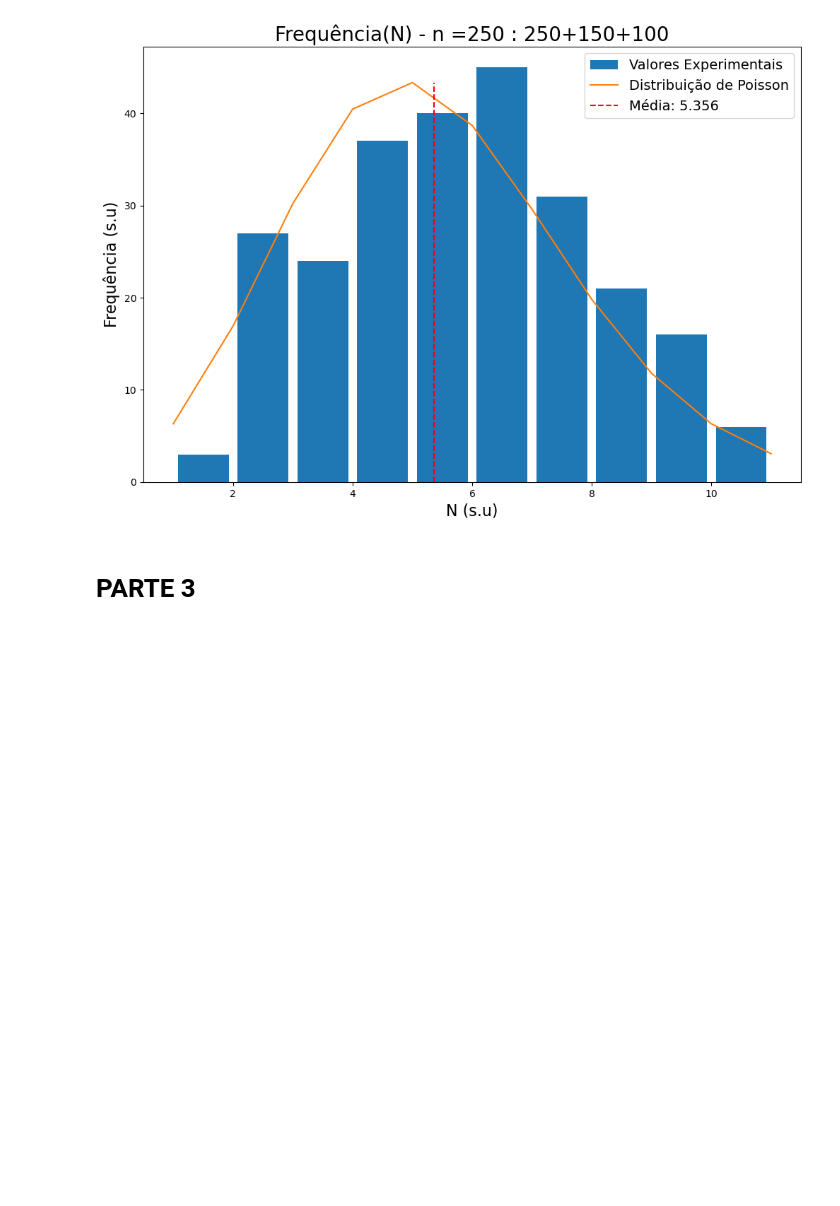
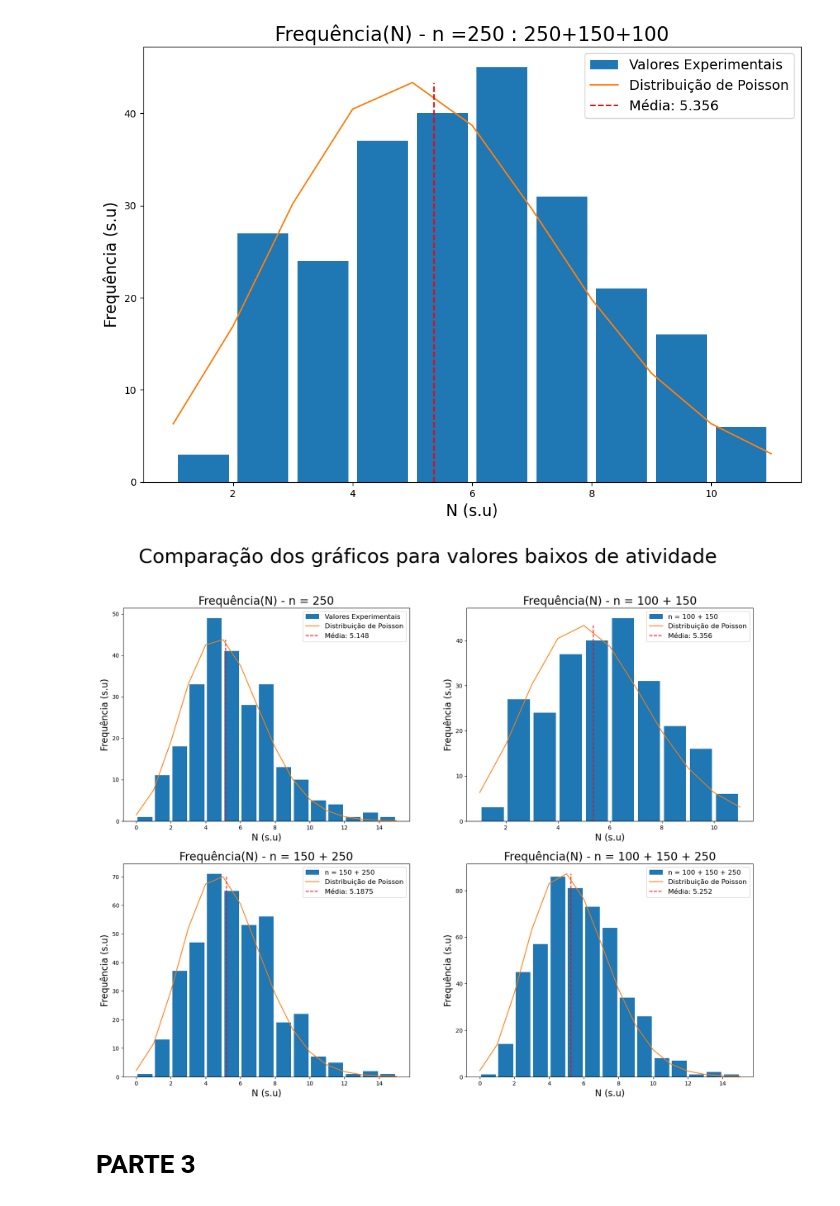
Before and after one commit to sergisousa/LABSFISICAIII, a Jupyter notebook: EXP 5/T5.ipynb, the cells around one changed output. Saved outputs shown, nothing was run; the diff lists cells and outputs as text; code cells hidden in the pictures; blank space fills up the shorter version.

```diff
--- a/EXP 5/Gráficos.ipynb
+++ b/EXP 5/T5.ipynb
@@ -832,6 +912,8 @@ xvals = np.arange(min(yvals),max(yvals)+1)
 yvals = poisson.pmf(xvals,med) * len(yvals)
 medl = [med,med]
 ymedl = [0,max(yvals)]
+ymedlc50=ymedl
+medlc50=medl
 plt.title(f"Frequência(N) - n ={tam} : 250+150+100", fontsize=20)
 plt.ylabel("Frequência (s.u)", fontsize=16)
 plt.xlabel("N (s.u)", fontsize=16)
@@ -857,6 +939,8 @@ xvals = np.arange(min(yvals),max(yvals)+1)
 yvals = poisson.pmf(xvals,med) * len(yvals)
 medl = [med,med]
 ymedl = [0,max(yvals)]
+ymedlc40=ymedl
+medlc40=medl
 plt.title(f"Frequência(N) - n ={tam} : 250+150", fontsize=20)
 plt.ylabel("Frequência (s.u)", fontsize=16)
 plt.xlabel("N (s.u)", fontsize=16)
@@ -907,6 +991,8 @@ xvals = np.arange(min(yvals),max(yvals)+1)
 yvals = poisson.pmf(xvals,med) * len(yvals)
 medl = [med,med]
 ymedl = [0,max(yvals)]
+ymedlc25=ymedl
+medlc25=medl
 plt.title(f"Frequência(N) - n ={tam} : 250+150+100", fontsize=20)
 plt.ylabel("Frequência (s.u)", fontsize=16)
 plt.xlabel("N (s.u)", fontsize=16)
@@ -919,6 +1005,79 @@ plt.show()
 [figure]
 [figure]
 [figure]
+# %%
+#ATIVIDADE ALTA
+
+fig,axs = plt.subplots(2,2)
+fig.set_size_inches(20,15)
+fig.suptitle("Comparação dos gráficos para valores baixos de atividade",fontsize=35)
+#250
+axs[0,0].hist(yvals25,int(max(yvals25)-min(yvals25)), label="Valores Experimentais", rwidth=0.85)
+xvals = np.arange(min(yvals25),max(yvals25)+1)
+yvals = poisson.pmf(xvals,medl25[0]) * len(yvals25)
+axs[0,0].set_title(f"Frequência(N) - n = 250",fontsize=20)
+axs[0,0].set_ylabel("Frequência (s.u)", fontsize=16)
+axs[0,0].set_xlabel("N (s.u)", fontsize=16)
+axs[0,0].plot(xvals,yvals, label="Distribuição de Poisson")
+axs[0,0].plot(medl25,ymedl25, label=f"Média: {medl25[0]}", color="#ff0000", linestyle="--")
+axs[0,0].legend(fontsize=12)
+
+#250 COMBINAÇÕES
+yvals=[]
+listas = [yvals10,yvals15]
+for lista in listas:
+    for x in lista:
+        yvals.append(x)
+
+axs[0,1].hist(yvals,int(max(yvals)-min(yvals)), label="n = 100 + 150", rwidth=0.85)
+xvals = np.arange(min(yvals),max(yvals)+1)
+yvals = poisson.pmf(xvals,medlc25[0]) * len(yvals)
+axs[0,1].set_title(f"Frequência(N) - n = 100 + 150",fontsize=20)
+axs[0,1].set_ylabel("Frequência (s.u)", fontsize=16)
+axs[0,1].set_xlabel("N (s.u)", fontsize=16)
+axs[0,1].plot(xvals,yvals, label="Distribuição de Poisson")
+axs[0,1].plot(medlc25,ymedlc25, label=f"Média: {medlc25[0]}", color="#ff0000", linestyle="--")
+axs[0,1].legend(fontsize=12)
+
+# 400
+yvals=[]
+listas = [yvals15,yvals25]
+for lista in listas:
+    for x in lista:
+        yvals.append(x)
+
+axs[1,0].hist(yvals,int(max(yvals)-min(yvals)), label="n = 150 + 250", rwidth=0.85)
+xvals = np.arange(min(yvals),max(yvals)+1)
+yvals = poisson.pmf(xvals,medlc40[0]) * len(yvals)
+axs[1,0].set_title(f"Frequência(N) - n = 150 + 250",fontsize=20)
+axs[1,0].set_ylabel("Frequência (s.u)", fontsize=16)
+axs[1,0].set_xlabel("N (s.u)", fontsize=16)
+axs[1,0].plot(xvals,yvals, label="Distribuição de Poisson")
+axs[1,0].plot(medlc40,ymedlc40, label=f"Média: {medlc40[0]}", color="#ff0000", linestyle="--")
+axs[1,0].legend(fontsize=12)
+
+#500
+yvals=[]
+listas = [yvals10,yvals15,yvals25]
+for lista in listas:
+    for x in lista:
+        yvals.append(x)
+med = sum(yvals)/len(yvals)
+tam = len(yvals)
+
+axs[1,1].hist(yvals,int(max(yvals)-min(yvals)), label="n = 100 + 150 + 250", rwidth=0.85)
+xvals = np.arange(min(yvals),max(yvals)+1)
+yvals = poisson.pmf(xvals,medlc50[0]) * len(yvals)
+axs[1,1].set_title(f"Frequência(N) - n = 100 + 150 + 250",fontsize=20)
+axs[1,1].set_ylabel("Frequência (s.u)", fontsize=16)
+axs[1,1].set_xlabel("N (s.u)", fontsize=16)
+axs[1,1].plot(xvals,yvals, label="Distribuição de Poisson")
+axs[1,1].plot(medlc50,ymedlc50, label=f"Média: {medlc50[0]}", color="#ff0000", linestyle="--")
+axs[1,1].legend(fontsize=12)
+
+plt.show()
+# %% [output]
+[figure, added]
 # %% [markdown]
 # PARTE 3
 # %%
```
Also changed, not shown: parts of 7 cells of this notebook.
